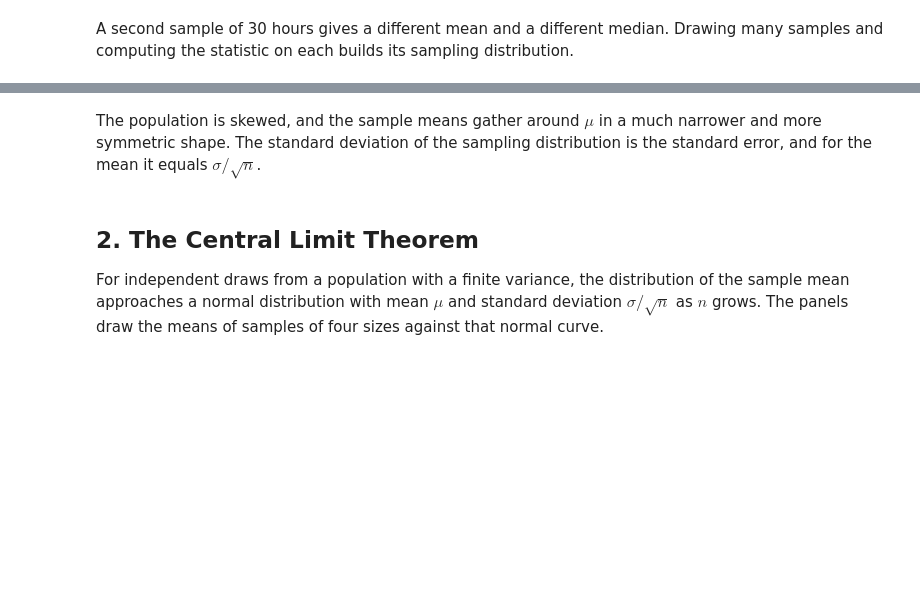
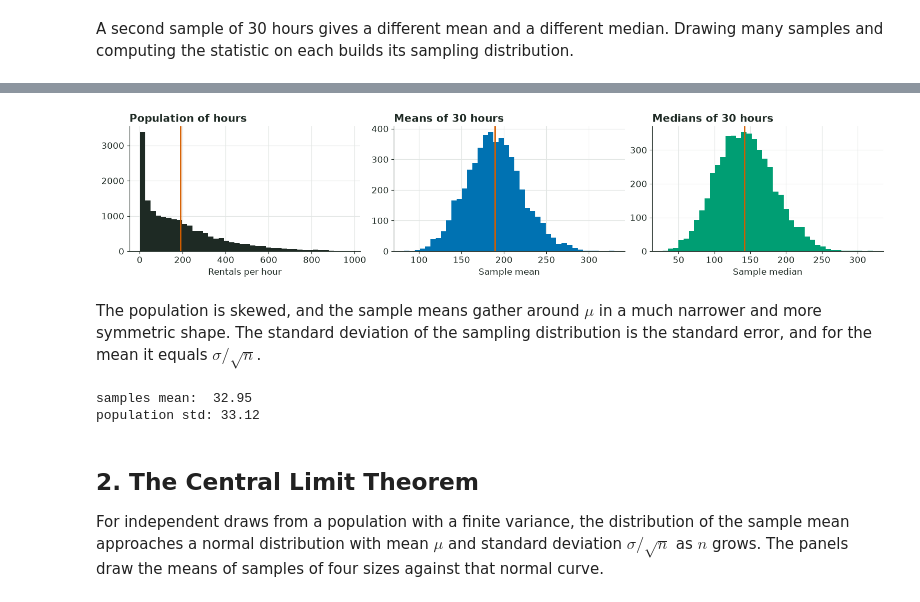
Before and after one commit to TaseZmaj/My-Learning-Data-Science, a Jupyter notebook: my-aud-exercises/auditory/02-statistical-inference/notebook.ipynb, the cells around one changed output, grey strips where cells are left out. Drawn from its saved outputs; the diff is of its cells as text; code cells hidden in the pictures; blank space fills up the shorter version.

```diff
--- a/my-aud-exercises/auditory/02-statistical-inference/notebook.ipynb
+++ b/my-aud-exercises/auditory/02-statistical-inference/notebook.ipynb
@@ -78,18 +125,33 @@ means, medians = samples.mean(axis=1), np.median(samples, axis=1)
 # %%
-fig, axes = plt.subplots(1, 3, figsize=(12, 3.2))
+# subplots(1,3, figsize)
+#   -> figsize e shminkanje
+#   -> 3kata e deka ke ima 3 grafici (3 rows)
+#   -> 1 -> 1 column
+
+fig, axes = plt.subplots(1, 3, figsize=(15, 3.2))
 axes[0].hist(population, bins=40, color=INK)
 axes[0].set(title="Population of hours", xlabel="Rentals per hour")
+
 axes[1].hist(means, bins=40, color=PALETTE[0])
 axes[1].set(title=f"Means of {N} hours", xlabel="Sample mean")
+
 axes[2].hist(medians, bins=40, color=PALETTE[2])
 axes[2].set(title=f"Medians of {N} hours", xlabel="Sample median")
+
+#Ovoj for loop e samo za portokalovata linija
 for ax, value in zip(axes, [mu, mu, np.median(population)]):
     ax.axvline(value, color=PALETTE[1], linewidth=2)
 plt.show()
+# %% [output]
+[figure, added]
 # %% [markdown]
 The population is skewed, and the sample means gather around $\mu$ in a much narrower and more symmetric shape. The standard deviation of the sampling distribution is the standard error, and for the mean it equals $\sigma / \sqrt{n}$.
 # %%
-round(means.std(), 2), round(sigma / np.sqrt(N), 2)
+print("samples mean: ", round(means.std(), 2))
+print("population std:", round(sigma / np.sqrt(N), 2))
+# %% [output]
+samples mean:  32.95
+population std: 33.12
 # %% [markdown]
 ## 2. The Central Limit Theorem
 
```
Also changed, not shown: parts of 26 cells of this notebook, 50 other files.
